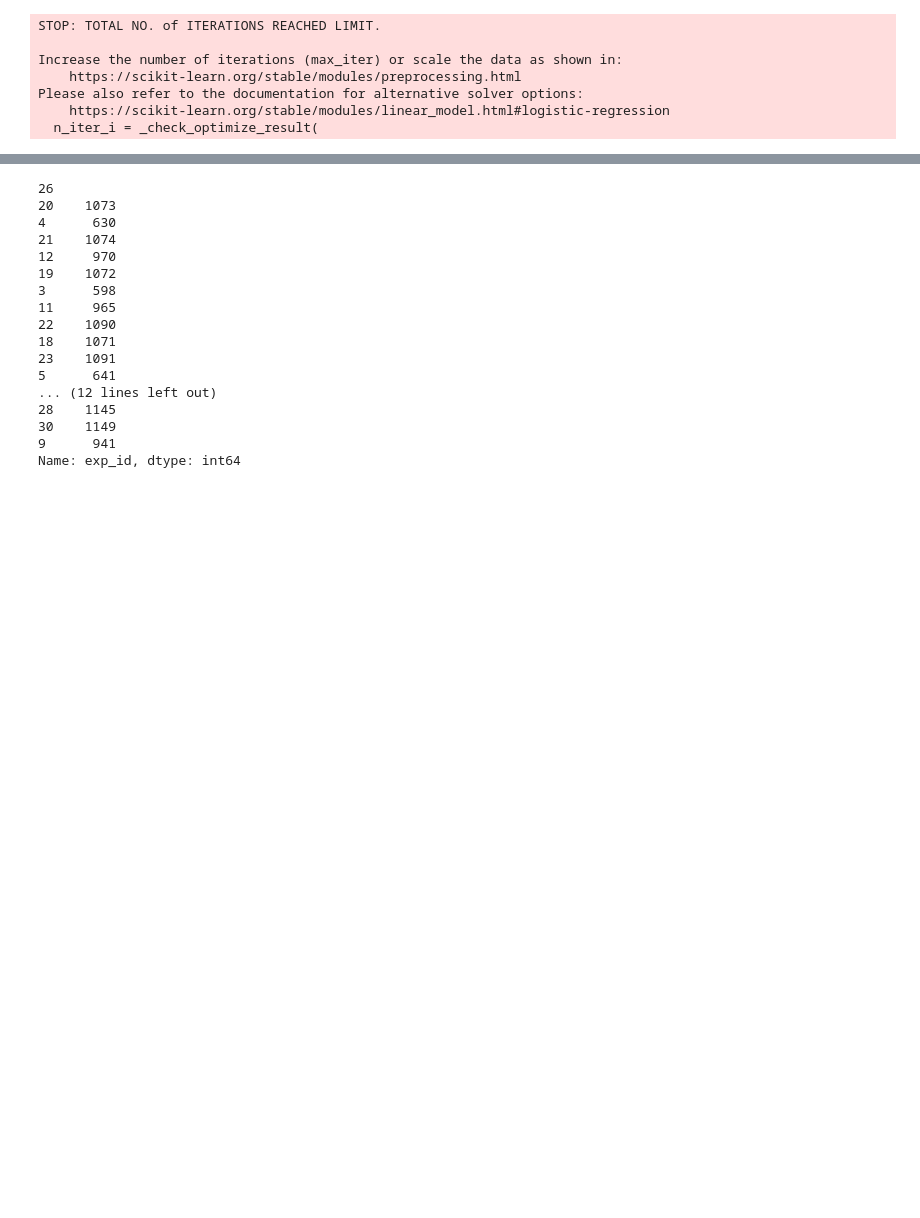
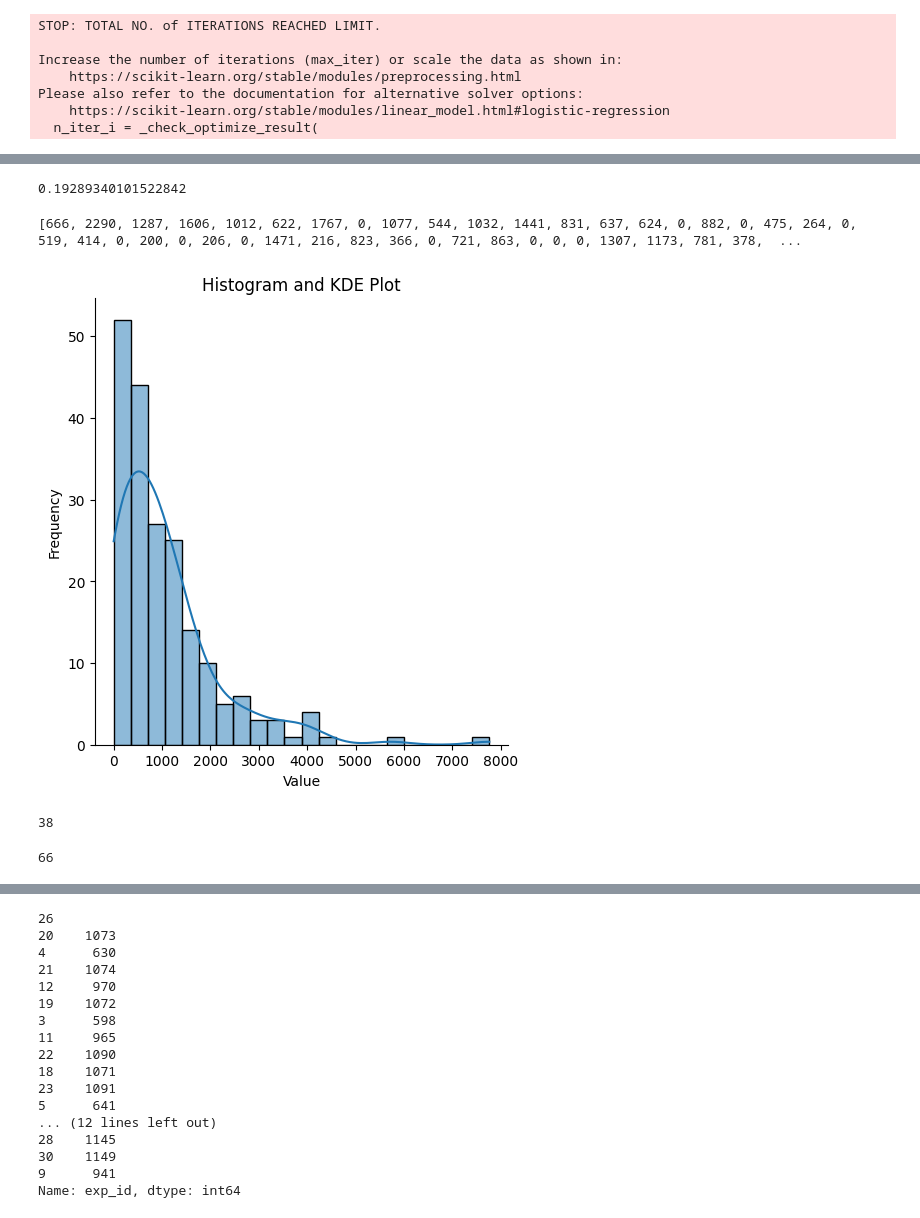
Before and after one commit to WhiteBlacken/eye_algorithm, a Jupyter notebook: model_demo_diff_final.ipynb, the cells around one changed output, grey strips where cells are left out. Saved outputs shown, nothing was run; the diff lists cells and outputs as text; code cells hidden in the pictures; blank space fills up the shorter version.

```diff
--- a/model_demo_final.ipynb
+++ b/model_demo_diff_final.ipynb
@@ -169,0 +227,29 @@ Please also refer to the documentation for alternative solver options:
+# %%
+skip_with_correct = pd.read_csv('data/final_data/word-feature-with-correct-skip.csv')
+len(skip_with_correct[(skip_with_correct['word_understand']==0) & (skip_with_correct['fixation_duration']==0)]) / len(skip_with_correct[(skip_with_correct['word_understand']==0)])
+# %% [output]
+0.19289340101522842
+# %%
+import seaborn as sns
+import matplotlib.pyplot as plt
+
+data = [row['fixation_duration'] for idx, row in skip_with_correct[(skip_with_correct['word_understand']==0)].iterrows()]
+print(data)
+sns.displot(data, kde=True)  # kde=True 表示同时绘制核密度估计图
+plt.xlabel('Value')
+plt.ylabel('Frequency')
+plt.title('Histogram and KDE Plot')
+plt.show()
+# %% [output]
+[666, 2290, 1287, 1606, 1012, 622, 1767, 0, 1077, 544, 1032, 1441, 831, 637, 624, 0, 882, 0, 475, 264, 0, 519, 414, 0, 200, 0, 206, 0, 1471, 216, 823, 366, 0, 721, 863, 0, 0, 0, 1307, 1173, 781, 378,  ...
+[figure, added]
+# %%
+skip_with_correct = pd.read_csv('data/final_data/word-feature-with-correct-skip.csv')
+len(skip_with_correct[(skip_with_correct['word_understand']==0) & (skip_with_correct['fixation_duration']==0)]) / len(skip_with_correct[(skip_with_correct['word_understand']==0)])
+# %% [output]
+38
+# %%
+not_skip_with_correct = pd.read_csv('data/final_data/word-feature-with-correct-not-skip.csv')
+len(not_skip_with_correct[(not_skip_with_correct['word_understand']==0) & (not_skip_with_correct['fixation_duration']==0)]) / len(not_skip_with_correct[not_skip_with_correct['fixation_duration']==0])
+# %% [output]
+66
```
Also changed, not shown: parts of 8 cells of this notebook.
